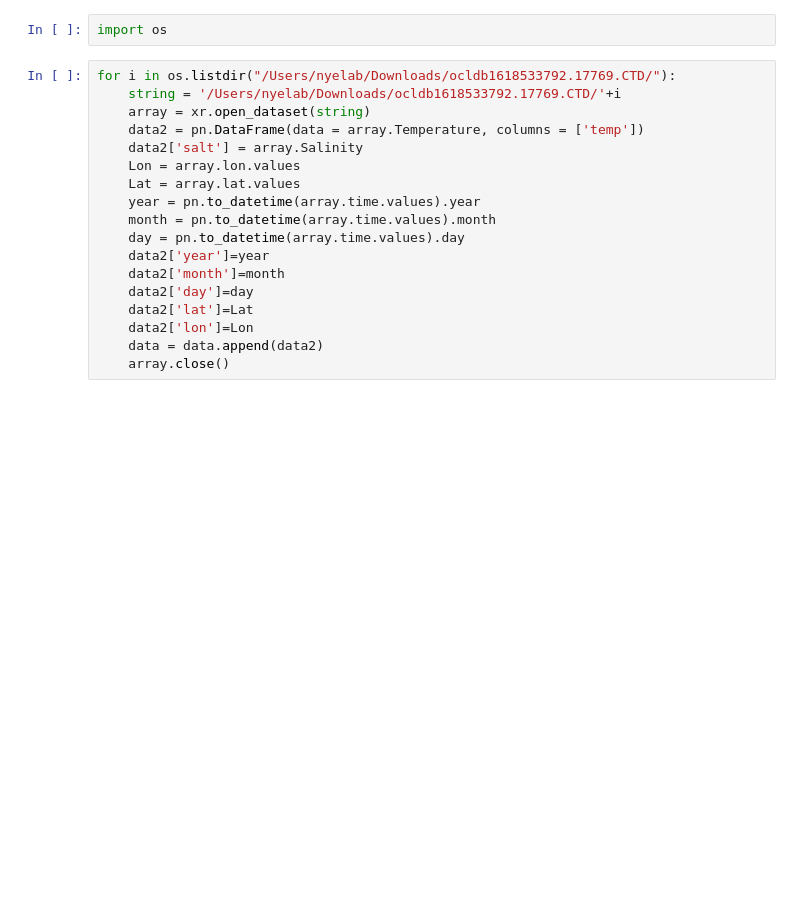
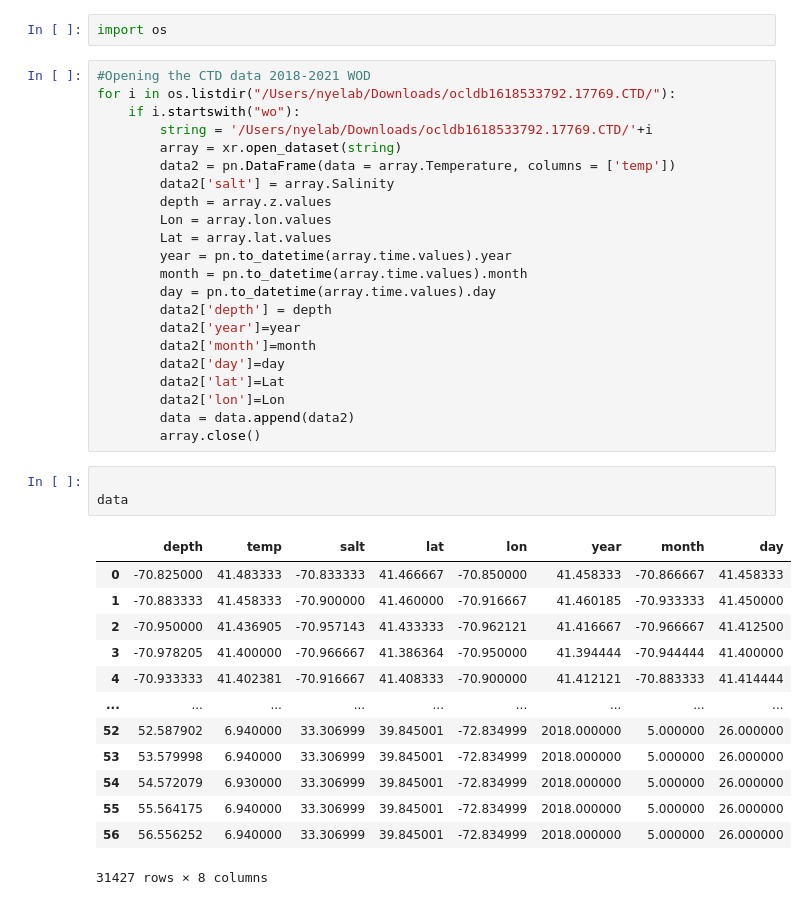
Before and after one commit to lagruenburg/cold_pool, a Jupyter notebook: Cold_Pool_2018-2021_WOD.ipynb, the cells around one changed output. Saved outputs shown, nothing was run; the diff lists cells and outputs as text; blank space fills up the shorter version.

```diff
--- a/Cold_Pool_2018-2021_WOD.ipynb
+++ b/Cold_Pool_2018-2021_WOD.ipynb
@@ -96,20 +107,41 @@ data
 # %%
 import os
 # %%
+#Opening the CTD data 2018-2021 WOD
 for i in os.listdir("/Users/nyelab/Downloads/ocldb1618533792.17769.CTD/"):
-    string = '/Users/nyelab/Downloads/ocldb1618533792.17769.CTD/'+i
-    array = xr.open_dataset(string)
-    data2 = pn.DataFrame(data = array.Temperature, columns = ['temp'])
-    data2['salt'] = array.Salinity
-    Lon = array.lon.values
-    Lat = array.lat.values
-    year = pn.to_datetime(array.time.values).year
-    month = pn.to_datetime(array.time.values).month
-    day = pn.to_datetime(array.time.values).day
-    data2['year']=year
-    data2['month']=month
-    data2['day']=day
-    data2['lat']=Lat
-    data2['lon']=Lon
-    data = data.append(data2)
-    array.close()
+    if i.startswith("wo"):
+        string = '/Users/nyelab/Downloads/ocldb1618533792.17769.CTD/'+i
+        array = xr.open_dataset(string)
+        data2 = pn.DataFrame(data = array.Temperature, columns = ['temp'])
+        data2['salt'] = array.Salinity
+        depth = array.z.values
+        Lon = array.lon.values
+        Lat = array.lat.values
+        year = pn.to_datetime(array.time.values).year
+        month = pn.to_datetime(array.time.values).month
+        day = pn.to_datetime(array.time.values).day
+        data2['depth'] = depth
+        data2['year']=year
+        data2['month']=month
+        data2['day']=day
+        data2['lat']=Lat
+        data2['lon']=Lon
+        data = data.append(data2)
+        array.close()
+# %%
+
+data
+# %% [output]
+|  | depth | temp | salt | lat | lon | year | month | day |
+| 0 | -70.825000 | 41.483333 | -70.833333 | 41.466667 | -70.850000 | 41.458333 | -70.866667 | 41.458333 |
+| 1 | -70.883333 | 41.458333 | -70.900000 | 41.460000 | -70.916667 | 41.460185 | -70.933333 | 41.450000 |
+| 2 | -70.950000 | 41.436905 | -70.957143 | 41.433333 | -70.962121 | 41.416667 | -70.966667 | 41.412500 |
+| 3 | -70.978205 | 41.400000 | -70.966667 | 41.386364 | -70.950000 | 41.394444 | -70.944444 | 41.400000 |
+| 4 | -70.933333 | 41.402381 | -70.916667 | 41.408333 | -70.900000 | 41.412121 | -70.883333 | 41.414444 |
+| ... | ... | ... | ... | ... | ... | ... | ... | ... |
+| 52 | 52.587902 | 6.940000 | 33.306999 | 39.845001 | -72.834999 | 2018.000000 | 5.000000 | 26.000000 |
+| 53 | 53.579998 | 6.940000 | 33.306999 | 39.845001 | -72.834999 | 2018.000000 | 5.000000 | 26.000000 |
+| 54 | 54.572079 | 6.930000 | 33.306999 | 39.845001 | -72.834999 | 2018.000000 | 5.000000 | 26.000000 |
+| 55 | 55.564175 | 6.940000 | 33.306999 | 39.845001 | -72.834999 | 2018.000000 | 5.000000 | 26.000000 |
+| 56 | 56.556252 | 6.940000 | 33.306999 | 39.845001 | -72.834999 | 2018.000000 | 5.000000 | 26.000000 |
+31427 rows × 8 columns
```
Also changed, not shown: parts of 31 cells of this notebook, 2 other files.
